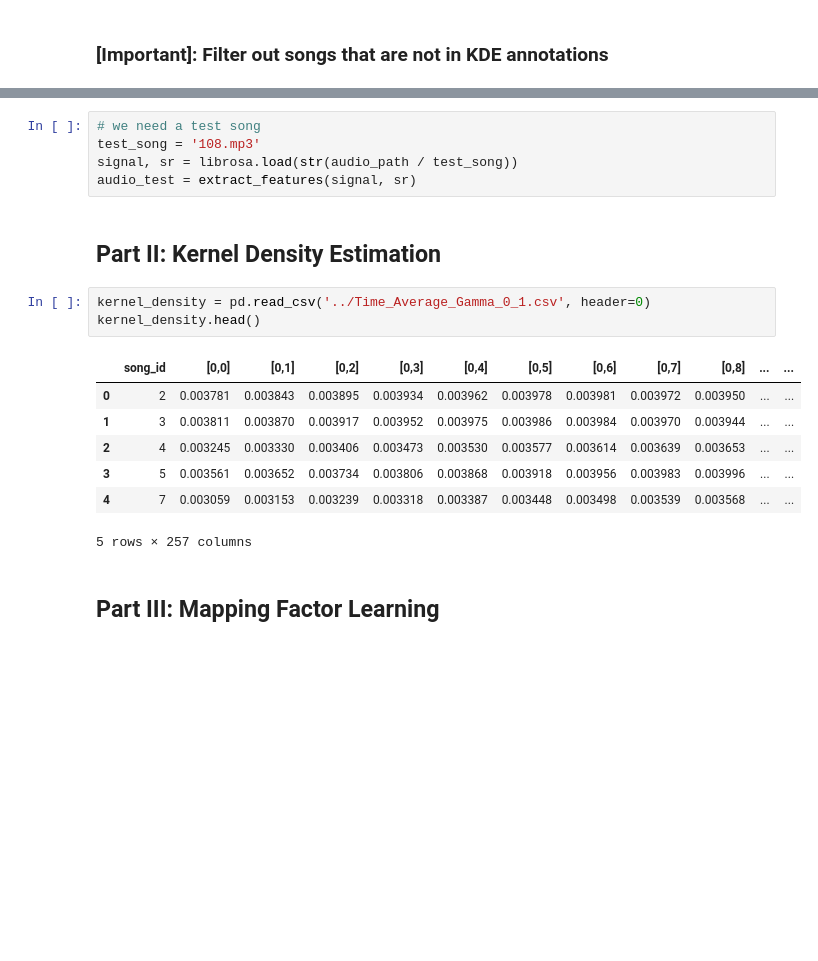
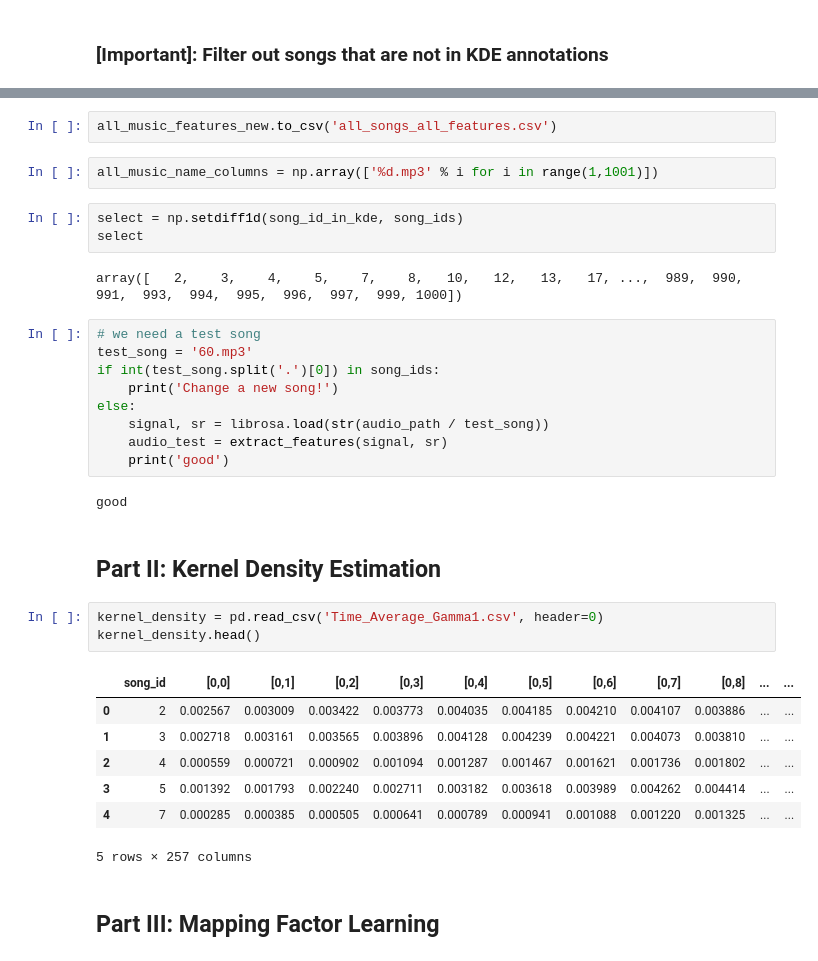
Before and after one commit to jiangzl2016/music_emotion_recognition, a Jupyter notebook: notebooks/mid_point_notebook.ipynb, the cells around one changed output, grey strips where cells are left out. Drawn from its saved outputs; the diff is of its cells as text; blank space fills up the shorter version.

```diff
--- a/notebooks/mid_point_notebook.ipynb
+++ b/notebooks/mid_point_notebook.ipynb
@@ -180,20 +216,35 @@ audio_train.shape
+# %%
+all_music_features_new.to_csv('all_songs_all_features.csv')
+# %%
+all_music_name_columns = np.array(['%d.mp3' % i for i in range(1,1001)])
+# %%
+select = np.setdiff1d(song_id_in_kde, song_ids)
+select
+# %% [output]
+array([   2,    3,    4,    5,    7,    8,   10,   12,   13,   17, ...,  989,  990,  991,  993,  994,  995,  996,  997,  999, 1000])
 # %%
 # we need a test song
-test_song = '108.mp3'
-signal, sr = librosa.load(str(audio_path / test_song))
-audio_test = extract_features(signal, sr)
+test_song = '60.mp3'
+if int(test_song.split('.')[0]) in song_ids:
+    print('Change a new song!')
+else:
+    signal, sr = librosa.load(str(audio_path / test_song))
+    audio_test = extract_features(signal, sr)
+    print('good')
+# %% [output]
+good
 # %% [markdown]
 ## Part II: Kernel Density Estimation
 # %%
-kernel_density = pd.read_csv('../Time_Average_Gamma_0_1.csv', header=0)
+kernel_density = pd.read_csv('Time_Average_Gamma1.csv', header=0)
 kernel_density.head()
 # %% [output]
 |  | song_id | [0,0] | [0,1] | [0,2] | [0,3] | [0,4] | [0,5] | [0,6] | [0,7] | [0,8] | ... | ... |
-| 0 | 2 | 0.003781 | 0.003843 | 0.003895 | 0.003934 | 0.003962 | 0.003978 | 0.003981 | 0.003972 | 0.003950 | ... | ... |
-| 1 | 3 | 0.003811 | 0.003870 | 0.003917 | 0.003952 | 0.003975 | 0.003986 | 0.003984 | 0.003970 | 0.003944 | ... | ... |
-| 2 | 4 | 0.003245 | 0.003330 | 0.003406 | 0.003473 | 0.003530 | 0.003577 | 0.003614 | 0.003639 | 0.003653 | ... | ... |
-| 3 | 5 | 0.003561 | 0.003652 | 0.003734 | 0.003806 | 0.003868 | 0.003918 | 0.003956 | 0.003983 | 0.003996 | ... | ... |
-| 4 | 7 | 0.003059 | 0.003153 | 0.003239 | 0.003318 | 0.003387 | 0.003448 | 0.003498 | 0.003539 | 0.003568 | ... | ... |
+| 0 | 2 | 0.002567 | 0.003009 | 0.003422 | 0.003773 | 0.004035 | 0.004185 | 0.004210 | 0.004107 | 0.003886 | ... | ... |
+| 1 | 3 | 0.002718 | 0.003161 | 0.003565 | 0.003896 | 0.004128 | 0.004239 | 0.004221 | 0.004073 | 0.003810 | ... | ... |
+| 2 | 4 | 0.000559 | 0.000721 | 0.000902 | 0.001094 | 0.001287 | 0.001467 | 0.001621 | 0.001736 | 0.001802 | ... | ... |
+| 3 | 5 | 0.001392 | 0.001793 | 0.002240 | 0.002711 | 0.003182 | 0.003618 | 0.003989 | 0.004262 | 0.004414 | ... | ... |
+| 4 | 7 | 0.000285 | 0.000385 | 0.000505 | 0.000641 | 0.000789 | 0.000941 | 0.001088 | 0.001220 | 0.001325 | ... | ... |
 5 rows × 257 columns
 # %% [markdown]
 ## Part III: Mapping Factor Learning
```
Also changed, not shown: parts of 21 cells of this notebook.
